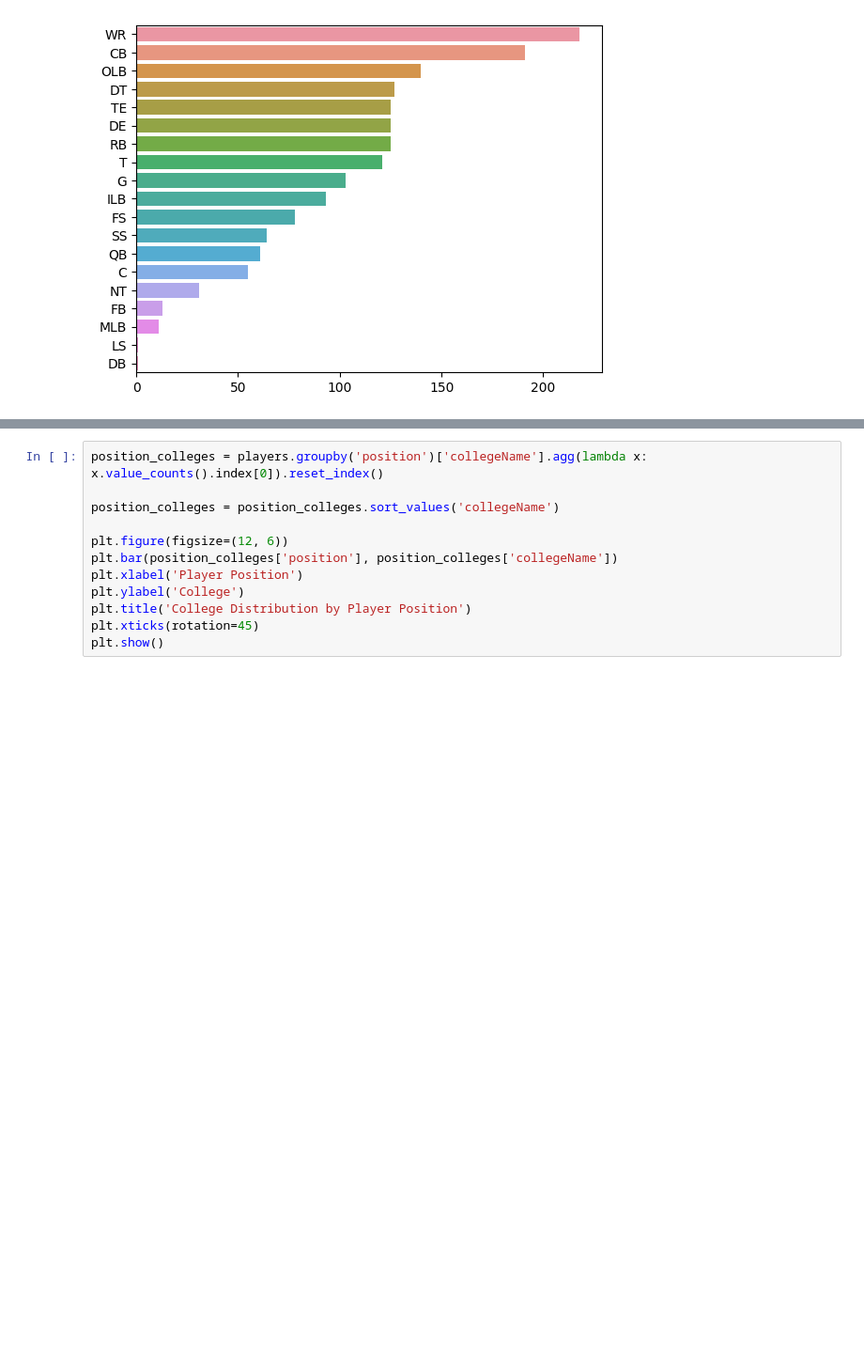
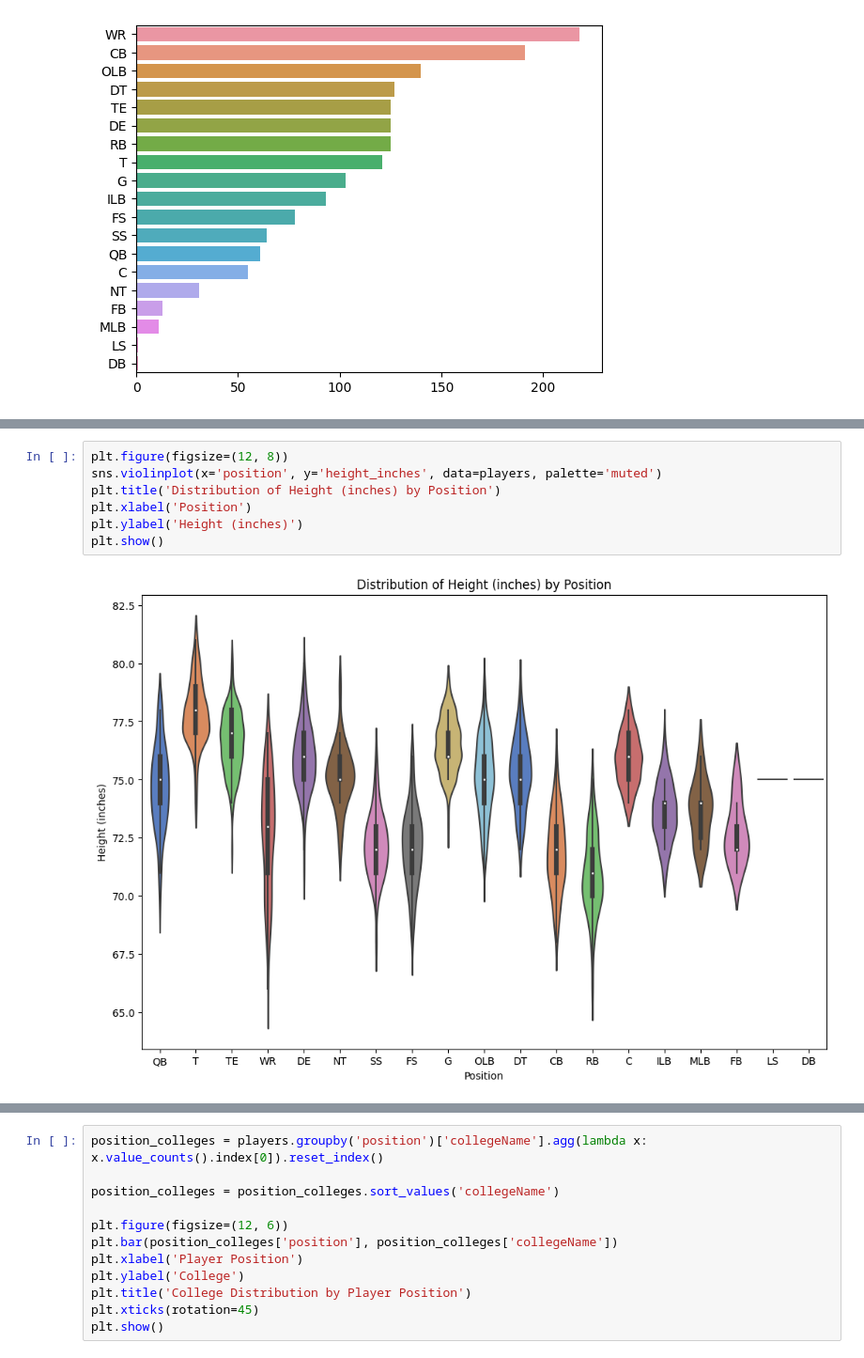
Before and after one commit to glaframb71/CS39AA-Project, a Jupyter notebook: 39aa-project.ipynb, the cells around one changed output, grey strips where cells are left out. Shown: that part at 94% size. Saved outputs shown, nothing was run; the diff lists cells and outputs as text; blank space fills up the shorter version.

```diff
--- a/39aa-project.ipynb
+++ b/39aa-project.ipynb
@@ -169,0 +178,9 @@ plt.show()
+# %%
+plt.figure(figsize=(12, 8))
+sns.violinplot(x='position', y='height_inches', data=players, palette='muted')
+plt.title('Distribution of Height (inches) by Position')
+plt.xlabel('Position')
+plt.ylabel('Height (inches)')
+plt.show()
+# %% [output]
+[figure, added]
```
Also changed, not shown: parts of 7 cells of this notebook.
